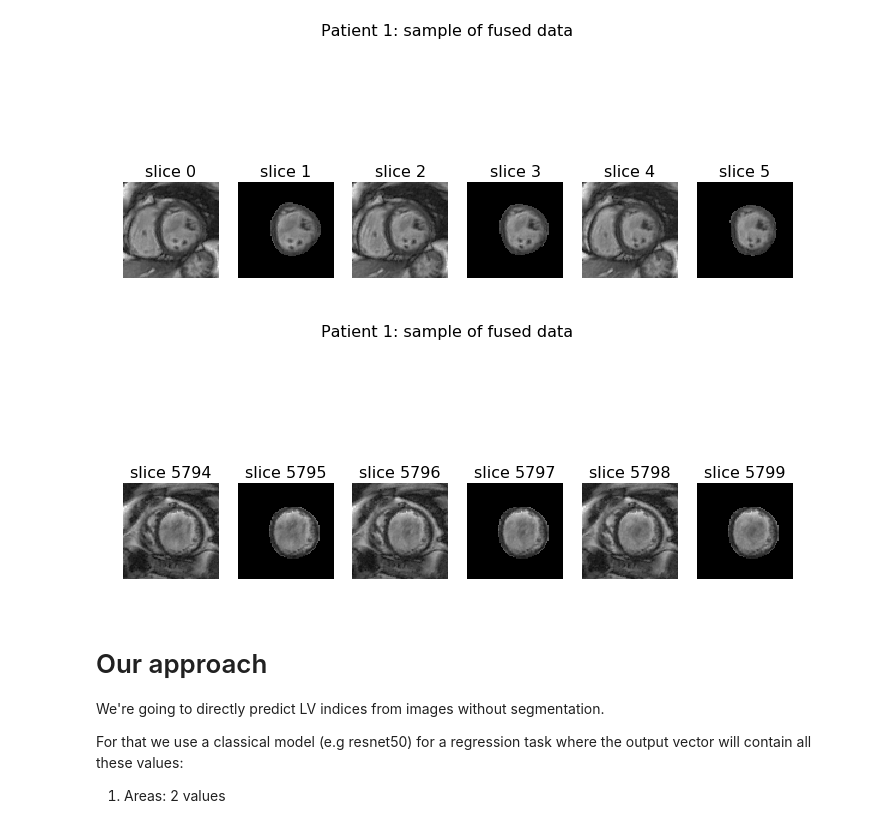
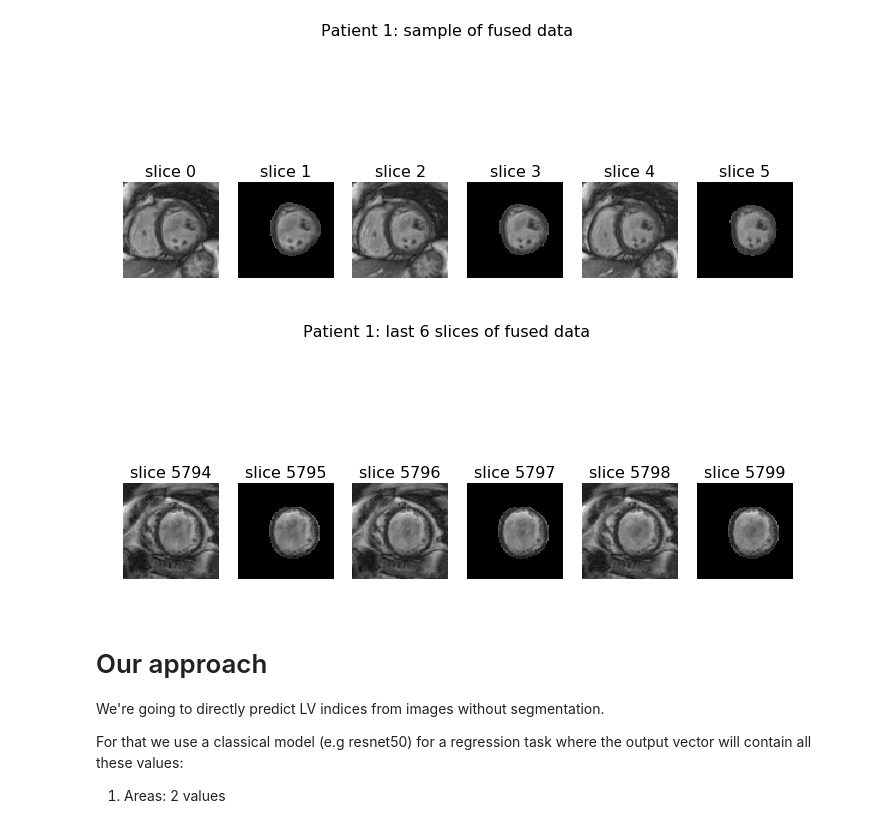
Before and after one commit to harrislin2018/LVQuan18, a Jupyter notebook: Main.ipynb, the cells around one changed output. Cells and saved outputs as stored; diff of their text form; code cells hidden in the pictures.

```diff
--- a/Main.ipynb
+++ b/Main.ipynb
@@ -246,9 +246,9 @@ plots(x_lv_segs[idxs], titles=['slice '+str(i) for i in idxs], maintitle='Patien
 [figure]
 # %%
 idxs = range(5794, 5800)
-plots(x_lv_segs[idxs], titles=['slice '+str(i) for i in idxs], maintitle='Patient 1: sample of fused data')
+plots(x_lv_segs[idxs], titles=['slice '+str(i) for i in idxs], maintitle='Patient 1: last 6 slices of fused data')
 # %% [output]
-[figure, old version]
+[figure, new version]
 # %% [markdown]
 # Our approach
 
```
Also changed, not shown: parts of 5 cells of this notebook.
